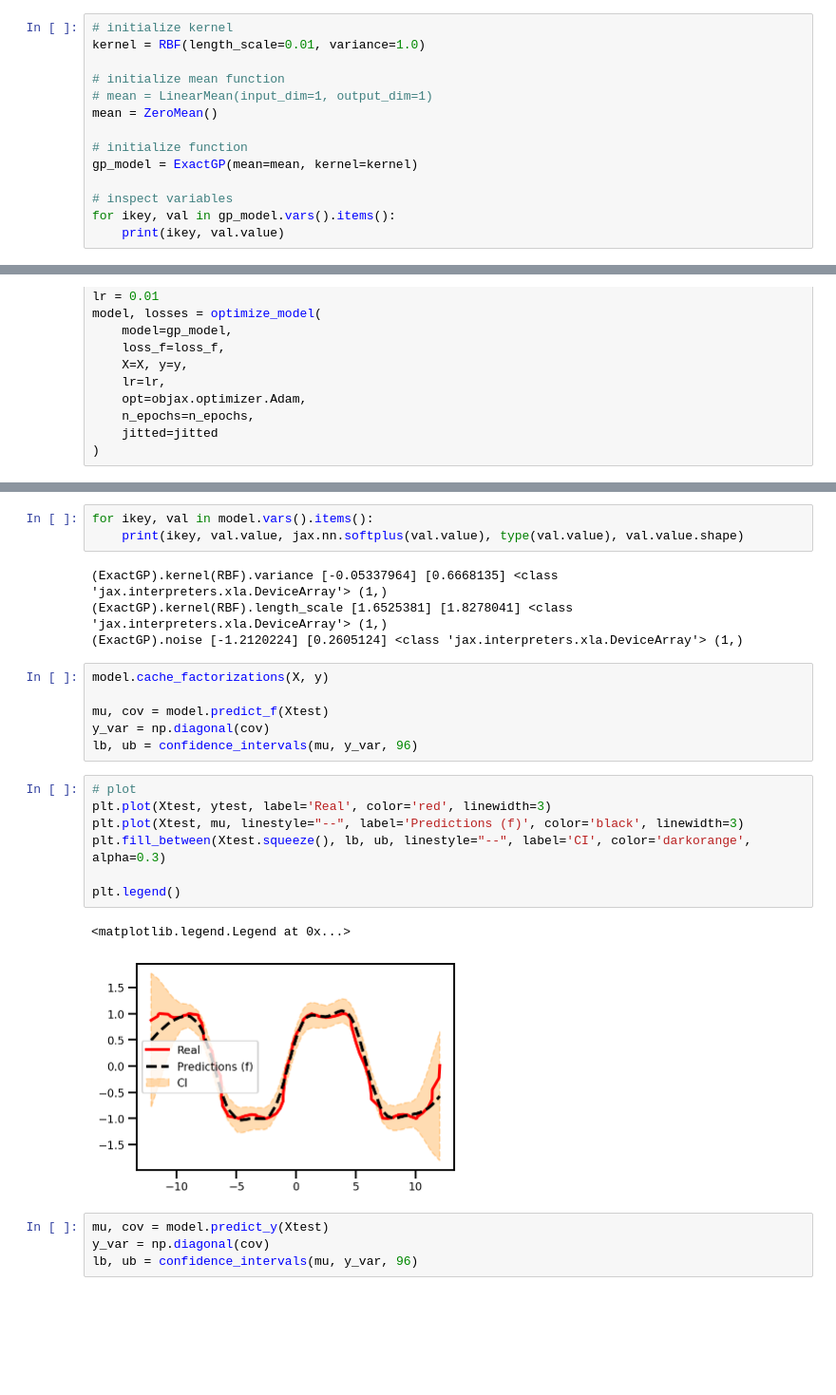
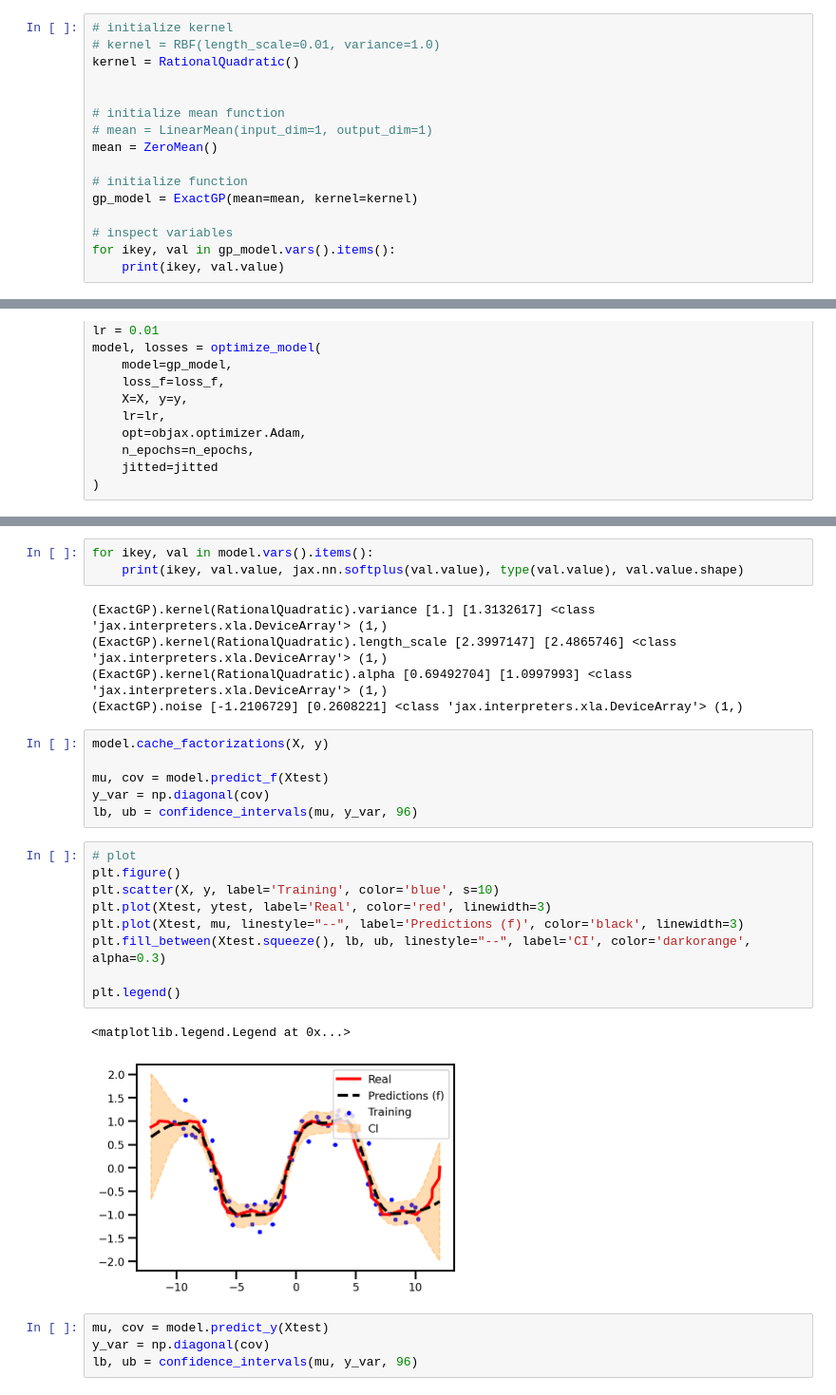
Before and after one commit to IPL-UV/jaxkern, a Jupyter notebook: notebooks/uncategorized/gps/uncertain_taylor.ipynb, the cells around one changed output, grey strips where cells are left out. Shown at 95% size. Cells and saved outputs as stored; diff of their text form; blank space fills up the shorter version.

```diff
--- a/notebooks/uncategorized/gps/uncertain_taylor.ipynb
+++ b/notebooks/uncategorized/gps/uncertain_taylor.ipynb
@@ -50,7 +55,9 @@ plt.plot(Xtest, ytest)
 ## Model
 # %%
 # initialize kernel
-kernel = RBF(length_scale=0.01, variance=1.0)
+# kernel = RBF(length_scale=0.01, variance=1.0)
+kernel = RationalQuadratic()
+
 
 # initialize mean function
 # mean = LinearMean(input_dim=1, output_dim=1)
@@ -102,9 +110,10 @@ plt.plot(losses)
 for ikey, val in model.vars().items():
     print(ikey, val.value, jax.nn.softplus(val.value), type(val.value), val.value.shape)
 # %% [output]
-(ExactGP).kernel(RBF).variance [-0.05337964] [0.6668135] <class 'jax.interpreters.xla.DeviceArray'> (1,)
-(ExactGP).kernel(RBF).length_scale [1.6525381] [1.8278041] <class 'jax.interpreters.xla.DeviceArray'> (1,)
-(ExactGP).noise [-1.2120224] [0.2605124] <class 'jax.interpreters.xla.DeviceArray'> (1,)
+(ExactGP).kernel(RationalQuadratic).variance [1.] [1.3132617] <class 'jax.interpreters.xla.DeviceArray'> (1,)
+(ExactGP).kernel(RationalQuadratic).length_scale [2.3997147] [2.4865746] <class 'jax.interpreters.xla.DeviceArray'> (1,)
+(ExactGP).kernel(RationalQuadratic).alpha [0.69492704] [1.0997993] <class 'jax.interpreters.xla.DeviceArray'> (1,)
+(ExactGP).noise [-1.2106729] [0.2608221] <class 'jax.interpreters.xla.DeviceArray'> (1,)
 # %%
 model.cache_factorizations(X, y)
 
@@ -113,14 +122,16 @@ y_var = np.diagonal(cov)
 lb, ub = confidence_intervals(mu, y_var, 96)
 # %%
 # plot
+plt.figure()
+plt.scatter(X, y, label='Training', color='blue', s=10)
 plt.plot(Xtest, ytest, label='Real', color='red', linewidth=3)
 plt.plot(Xtest, mu, linestyle="--", label='Predictions (f)', color='black', linewidth=3)
 plt.fill_between(Xtest.squeeze(), lb, ub, linestyle="--", label='CI', color='darkorange', alpha=0.3)
 
 plt.legend()
 # %% [output]
 <matplotlib.legend.Legend at 0x...>
-[figure, old version]
+[figure, new version]
 # %%
 mu, cov = model.predict_y(Xtest)
 y_var = np.diagonal(cov)
```
Also changed, not shown: parts of 11 cells of this notebook, 2 other files.
